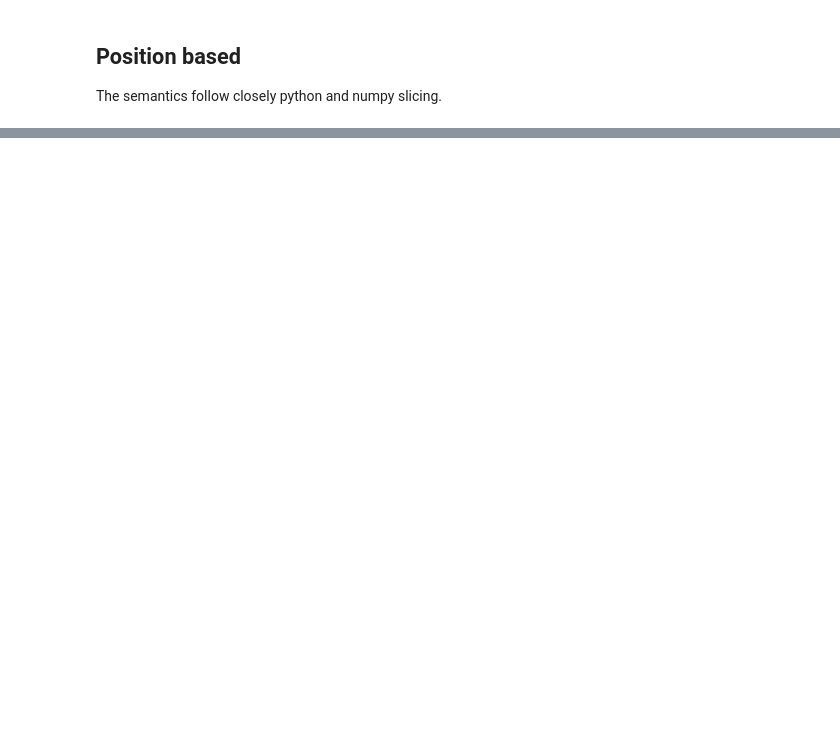
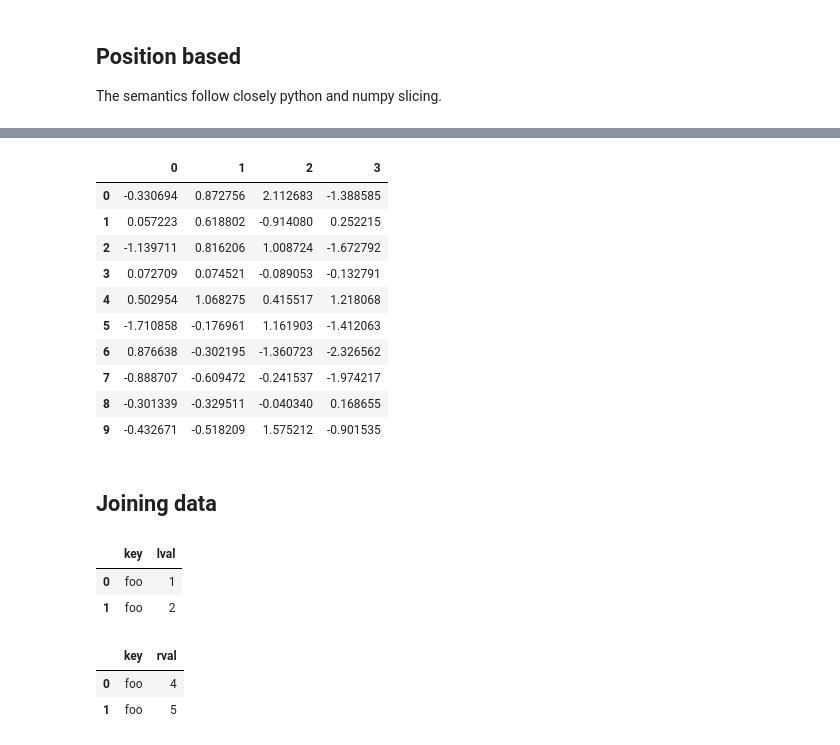
Before and after one commit to LUMC/python-course, a Jupyter notebook: pandas/pandas.ipynb, the cells around one changed output, grey strips where cells are left out. Cells and saved outputs as stored; diff of their text form; code cells hidden in the pictures; blank space fills up the shorter version.

```diff
--- a/pandas/pandas.ipynb
+++ b/pandas/pandas.ipynb
@@ -332,0 +573,3 @@ df.iloc[1,1]
+# %%
+chunks = [df[:3], df[3:7], df[7:]]
+chunks
@@ -332,0 +590,16 @@ df.iloc[1,1]
+# %%
+pd.concat(chunks)
+# %% [output]
+|  | 0 | 1 | 2 | 3 |
+| 0 | -0.330694 | 0.872756 | 2.112683 | -1.388585 |
+| 1 | 0.057223 | 0.618802 | -0.914080 | 0.252215 |
+| 2 | -1.139711 | 0.816206 | 1.008724 | -1.672792 |
+| 3 | 0.072709 | 0.074521 | -0.089053 | -0.132791 |
+| 4 | 0.502954 | 1.068275 | 0.415517 | 1.218068 |
+| 5 | -1.710858 | -0.176961 | 1.161903 | -1.412063 |
+| 6 | 0.876638 | -0.302195 | -1.360723 | -2.326562 |
+| 7 | -0.888707 | -0.609472 | -0.241537 | -1.974217 |
+| 8 | -0.301339 | -0.329511 | -0.040340 | 0.168655 |
+| 9 | -0.432671 | -0.518209 | 1.575212 | -0.901535 |
+# %% [markdown]
+## Joining data
@@ -332,0 +609,12 @@ df.iloc[1,1]
+# %%
+left
+# %% [output]
+|  | key | lval |
+| 0 | foo | 1 |
+| 1 | foo | 2 |
+# %%
+right
+# %% [output]
+|  | key | rval |
+| 0 | foo | 4 |
+| 1 | foo | 5 |
```
Also changed, not shown: parts of 71 cells of this notebook.
